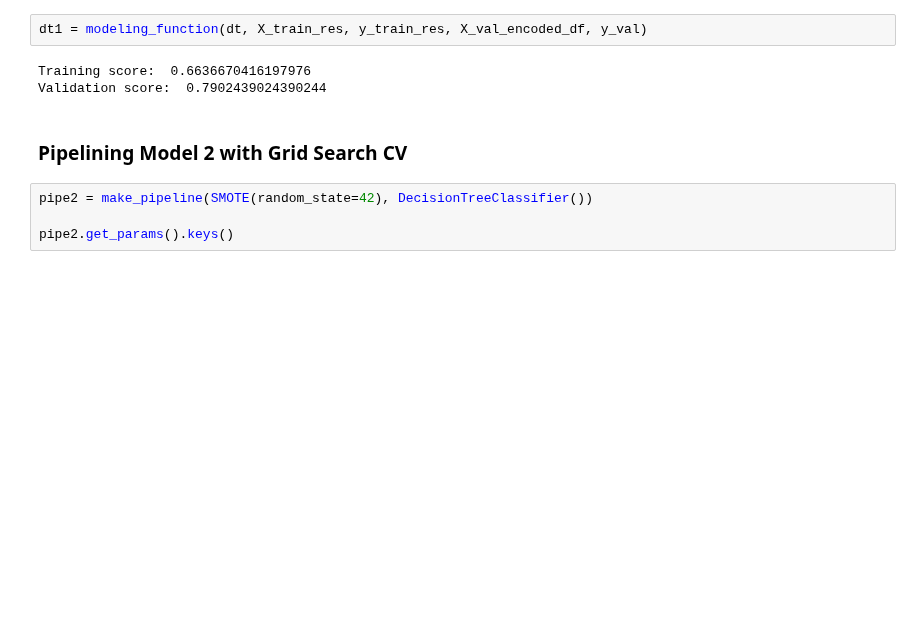
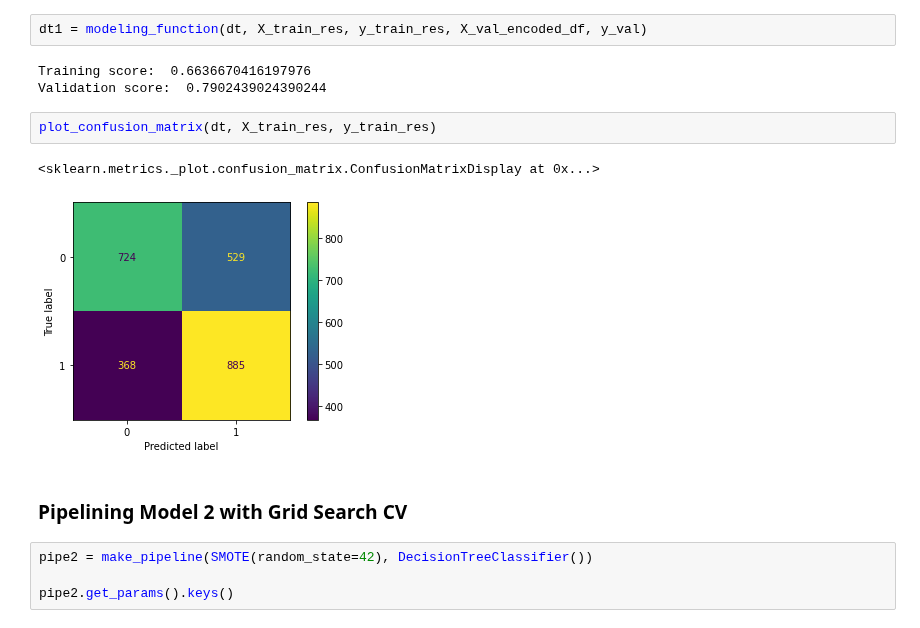
Before and after one commit to jchandleroneal/bsc-phase-three-project, a Jupyter notebook: notebooks/exploratory/chandler/preprocessing_and_modeling.ipynb, the cells around one changed output. Saved outputs shown, nothing was run; the diff lists cells and outputs as text; blank space fills up the shorter version.

Commit message:
final matrix

```diff
--- a/notebooks/exploratory/chandler/preprocessing_and_modeling.ipynb
+++ b/notebooks/exploratory/chandler/preprocessing_and_modeling.ipynb
@@ -237,6 +237,11 @@ dt1 = modeling_function(dt, X_train_res, y_train_res, X_val_encoded_df, y_val)
 # %% [output]
 Training score:  0.6636670416197976
 Validation score:  0.7902439024390244
+# %%
+plot_confusion_matrix(dt, X_train_res, y_train_res)
+# %% [output]
+<sklearn.metrics._plot.confusion_matrix.ConfusionMatrixDisplay at 0x...>
+[figure, added]
 # %% [markdown]
 ### Pipelining Model 2 with Grid Search CV
 # %%
```
Also changed, not shown: parts of 13 cells of this notebook.
